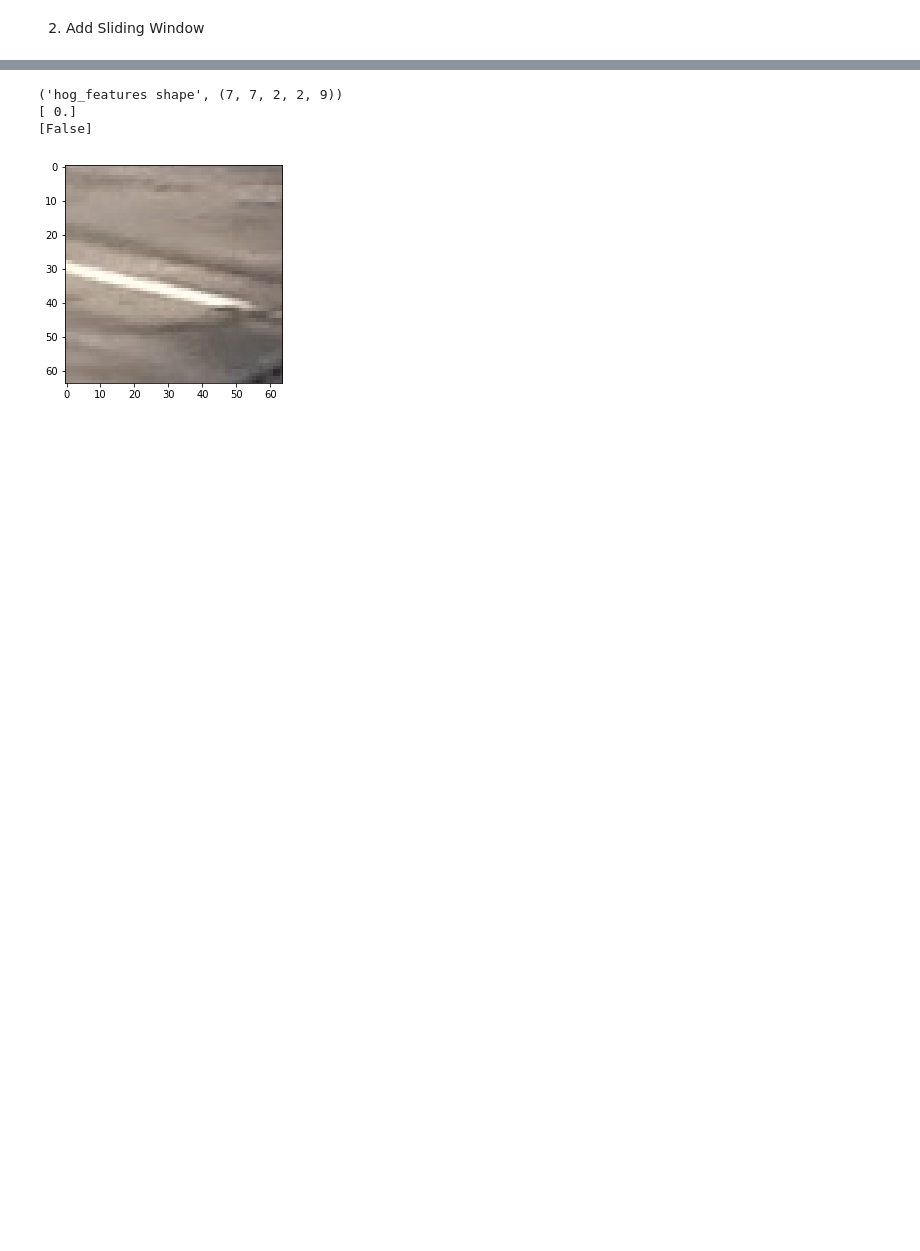
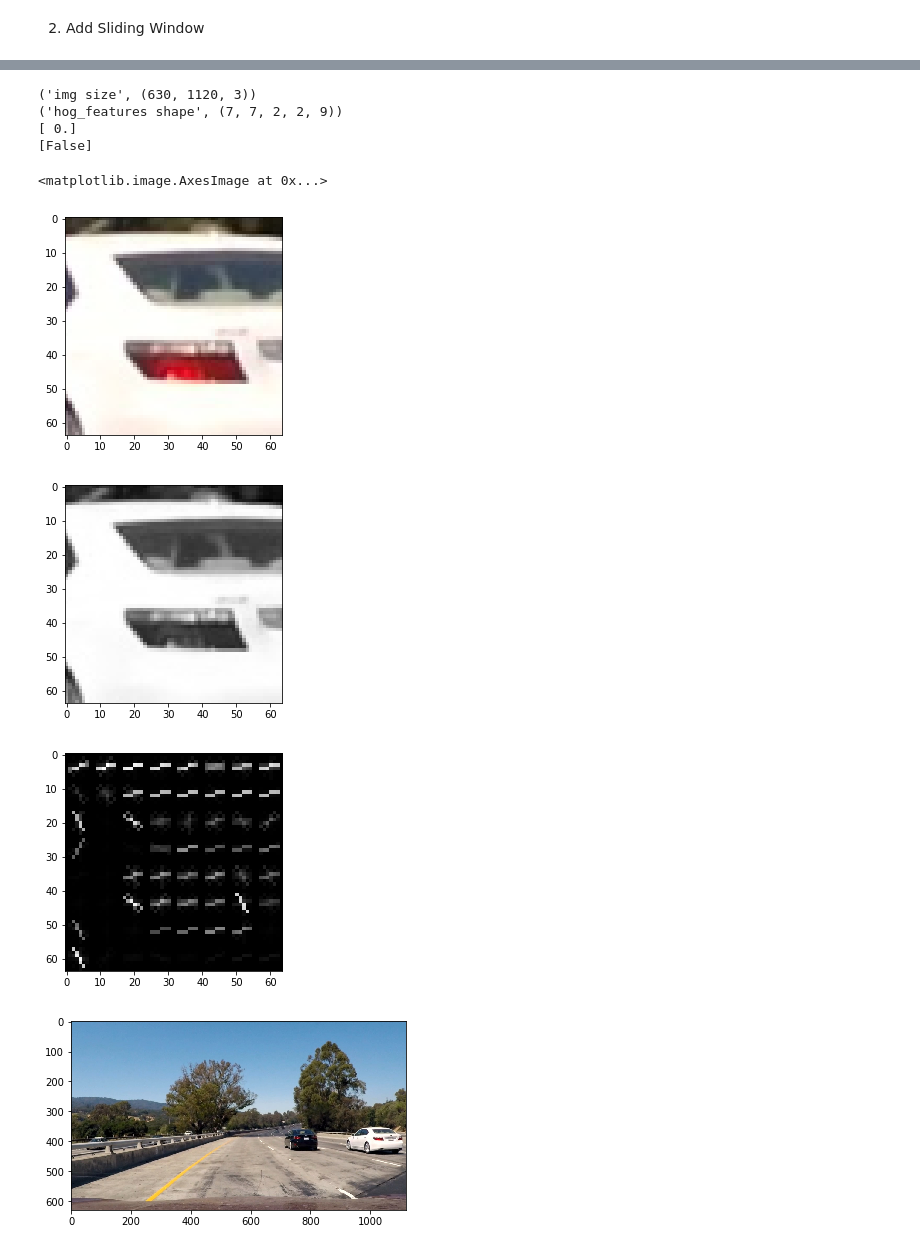
Before and after one commit to david-woo-instacart/kitt-playlabs, a Jupyter notebook: udacity/CarND-Vehicle-Detection-master/CarND-Vehicle-Detection-Project.ipynb, the cells around one changed output, grey strips where cells are left out. Cells and saved outputs as stored; diff of their text form; code cells hidden in the pictures; blank space fills up the shorter version.

```diff
--- a/udacity/CarND-Vehicle-Detection-master/CarND-Vehicle-Detection-Project.ipynb
+++ b/udacity/CarND-Vehicle-Detection-master/CarND-Vehicle-Detection-Project.ipynb
@@ -152,8 +180,12 @@ folder_name_noncar = 'non-vehicles/GTI/'
 folder_name_car = 'vehicles/KITTI_extracted/'
 
 
-car_files = get_files(dir_name + folder_name_car)
-noncar_files = get_files(dir_name + folder_name_noncar)
+#car_files = get_files(dir_name + folder_name_car)
+#noncar_files = get_files(dir_name + folder_name_noncar)
+
+car_files = glob.glob('data/vehicles/**/*.png')
+noncar_files = glob.glob('data/non-vehicles/**/*.png')
+
 
 num_samples = -99
 
@@ -830,6 +555,15 @@ plotting viz
 #plotting viz
 #('y dimensions ', 448, 512)
 #('x dimensions ', 576, 640)
+
+#plotting viz
+#('y dimensions ', 64, 128)
+#('x dimensions ', 0, 64)
+
+
+#plotting viz
+#('y dimensions ', 192, 256)
+#('x dimensions ', 0, 64)
 
 hog_params = {'orient' : 9,
 'pix_per_cell' : 8,
@@ -842,36 +576,89 @@ file_name = 'test1.jpg'
 
 img = mpimg.imread(dir_name + file_name)
 
+# use this as a hack to increase sliding window
+img_scale = 0.875
+
+img = cv2.resize(img,(int(img.shape[1]*img_scale),int(img.shape[0]*img_scale)))
+print("img size", img.shape)
+fig4 = plt.figure()
+plt.imshow(img)
 
 # 1. Crop image
-y_start_stop = (512,576)
-x_start_stop = (1216,1280)
+# sky
+#y_start_stop = (64,128)
+#x_start_stop = (0,64)
+
+# barrier
+# 1. Crop image
+y_start_stop = (192,256)
+x_start_stop = (0,64)
+
+# car, angle 1, scale = 0.5
+# 1. Crop image
+y_start_stop = (192,256)
+x_start_stop = (576,640)
+
+# car, angle 2, scale = 0.5
+# 1. Crop image
+y_start_stop = (192,256)
+x_start_stop = (512,576)
+
+# car, angle 2, scale = 0.25
+# 1. Crop image
+y_start_stop = (64,128)
+x_start_stop = (256,320)
+
+
+# car, angle 2, scale = 0.875
+# 1. Crop image
+y_start_stop = (350,414)
+x_start_stop = (992,1056)
+
 
 #y_start_stop = (448,512)
 #x_start_stop = (576,640)
 
 #y_start_stop = (384,576)
 #x_start_stop = (1088,1280)
 
 img_filter = img[y_start_stop[0]:y_start_stop[1],x_start_stop[0]:x_start_stop[1],:]
 plt.imshow(img_filter)
 gray = cv2.cvtColor(img_filter,cv2.COLOR_RGB2GRAY)
 
+fig = plt.figure()
+plt.imshow(gray, cmap='gray')
+
 # 2. Extract features
 hog_features = get_hog_features(gray,**hog_params)
+hog_features_viz = hog_features[1]
 hog_features = hog_features[0]
 
 print("hog_features shape", hog_features.shape)
 
 # 3. Predict
 win_hog_features = hog_features.ravel()
 slide_window_np_scaled = scaler.transform(np.array(win_hog_features).reshape(1, -1))
+
+# plot features
+fig2 = plt.figure()
+plt.imshow(hog_features_viz, cmap='gray')
+
 print(clf.predict(slide_window_np_scaled))
 # it shows false.
 
 print(clf.predict(slide_window_np_scaled) == 1)
+
+
+fig4 = plt.figure()
+plt.imshow(img)
 # %% [output]
+('img size', (630, 1120, 3))
 ('hog_features shape', (7, 7, 2, 2, 9))
 [ 0.]
 [False]
+<matplotlib.image.AxesImage at 0x...>
-[figure, old version]
+[figure, new version]
+[figure, added]
+[figure, added]
+[figure, added]
```
Also changed, not shown: parts of 15 cells of this notebook.
